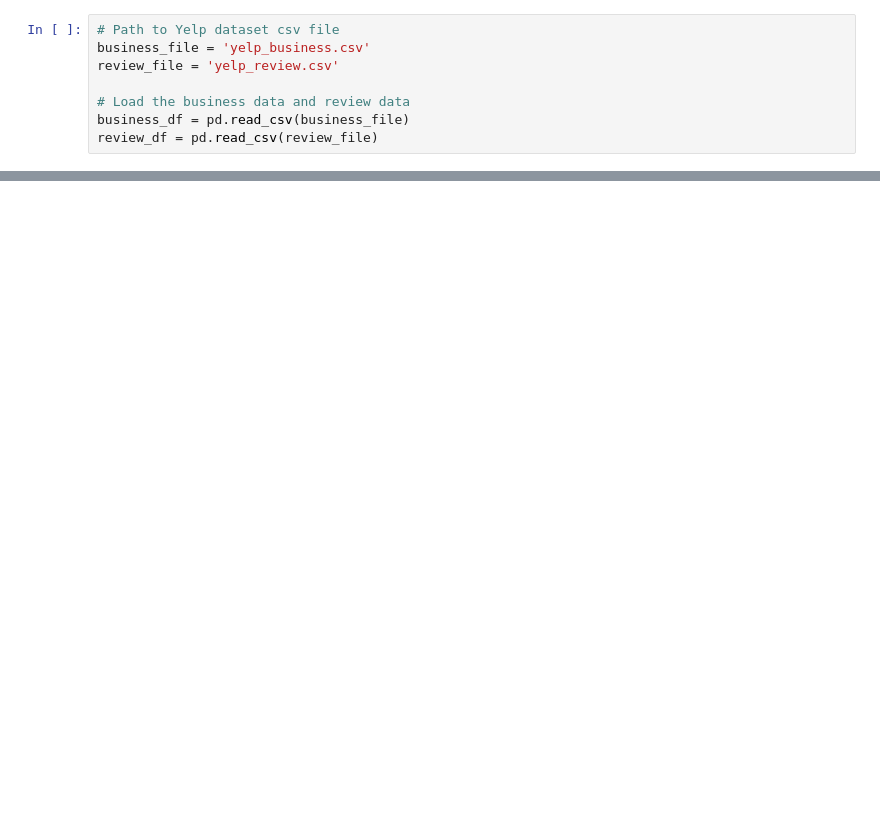
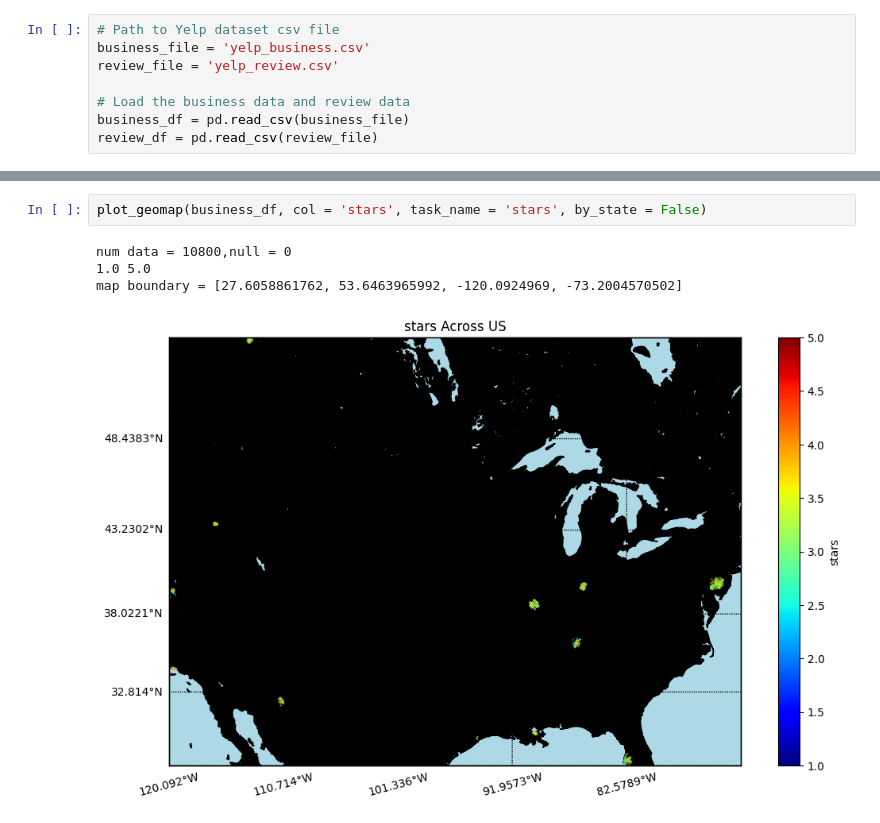
Before and after one commit to zihaohugh/SI-618-Final-Project, a Jupyter notebook: draft.ipynb, the cells around one changed output, grey strips where cells are left out. Cells and saved outputs as stored; diff of their text form; blank space fills up the shorter version.

```diff
--- a/draft.ipynb
+++ b/draft.ipynb
@@ -127,0 +229,7 @@ Number of reviews for restaurants: 4724471
+# %%
+plot_geomap(business_df, col = 'stars', task_name = 'stars', by_state = False)
+# %% [output]
+num data = 10800,null = 0
+1.0 5.0
+map boundary = [27.6058861762, 53.6463965992, -120.0924969, -73.2004570502]
+[figure, added]
```
Also changed, not shown: parts of 17 cells of this notebook, 1 other file.
